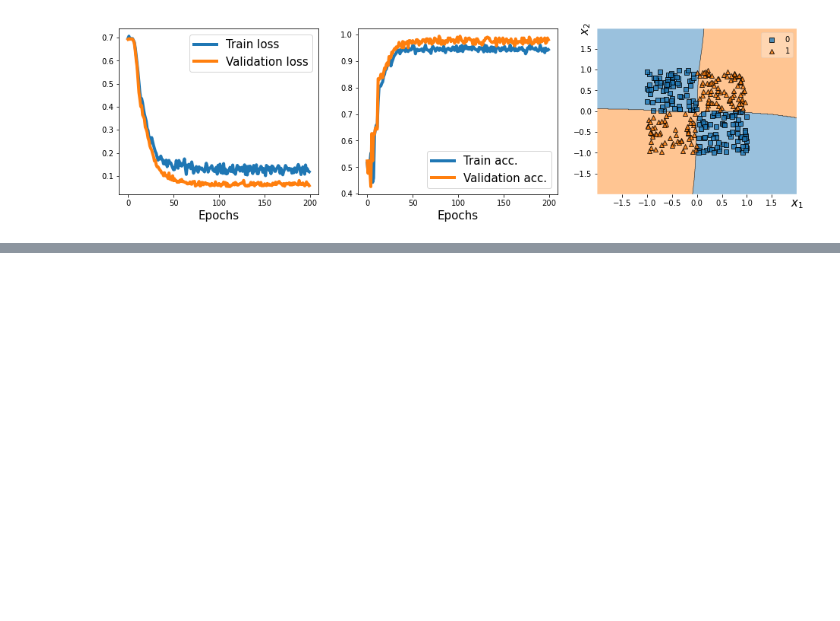
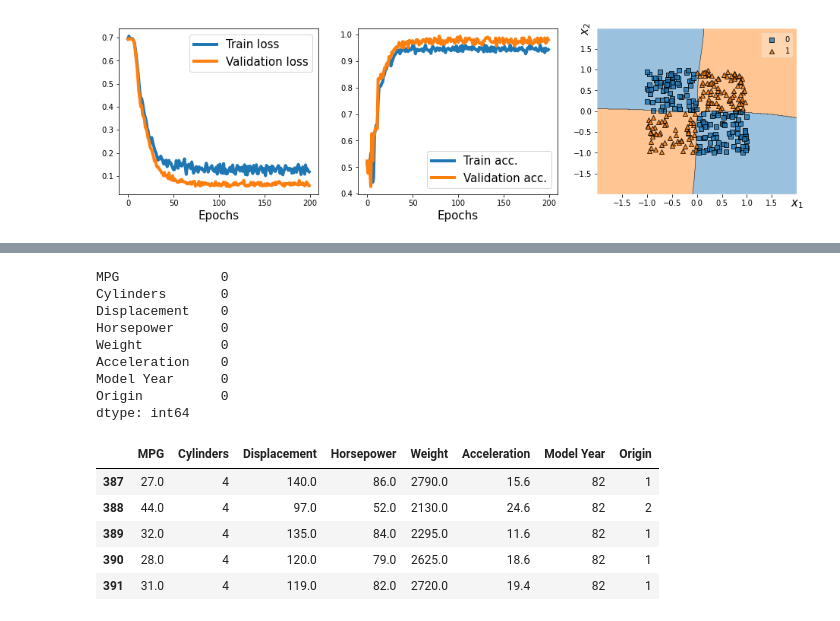
Before and after one commit to dev-SR/Deep-Learning, a Jupyter notebook: 03-pytorch-in-depth/torch_workflow.ipynb, the cells around one changed output, grey strips where cells are left out. Cells and saved outputs as stored; diff of their text form; code cells hidden in the pictures; blank space fills up the shorter version.

```diff
--- a/03-pytorch-in-depth/torch_workflow.ipynb
+++ b/03-pytorch-in-depth/torch_workflow.ipynb
@@ -419,0 +453,22 @@ plt.show()
+# %%
+print(df.isna().sum())
+
+df = df.dropna()
+df = df.reset_index(drop=True)
+df.tail()
+# %% [output]
+MPG             0
+Cylinders       0
+Displacement    0
+Horsepower      0
+Weight          0
+Acceleration    0
+Model Year      0
+Origin          0
+dtype: int64
+|  | MPG | Cylinders | Displacement | Horsepower | Weight | Acceleration | Model Year | Origin |
+| 387 | 27.0 | 4 | 140.0 | 86.0 | 2790.0 | 15.6 | 82 | 1 |
+| 388 | 44.0 | 4 | 97.0 | 52.0 | 2130.0 | 24.6 | 82 | 2 |
+| 389 | 32.0 | 4 | 135.0 | 84.0 | 2295.0 | 11.6 | 82 | 1 |
+| 390 | 28.0 | 4 | 120.0 | 79.0 | 2625.0 | 18.6 | 82 | 1 |
+| 391 | 31.0 | 4 | 119.0 | 82.0 | 2720.0 | 19.4 | 82 | 1 |
```
Also changed, not shown: parts of 30 cells of this notebook, 2 other files.
